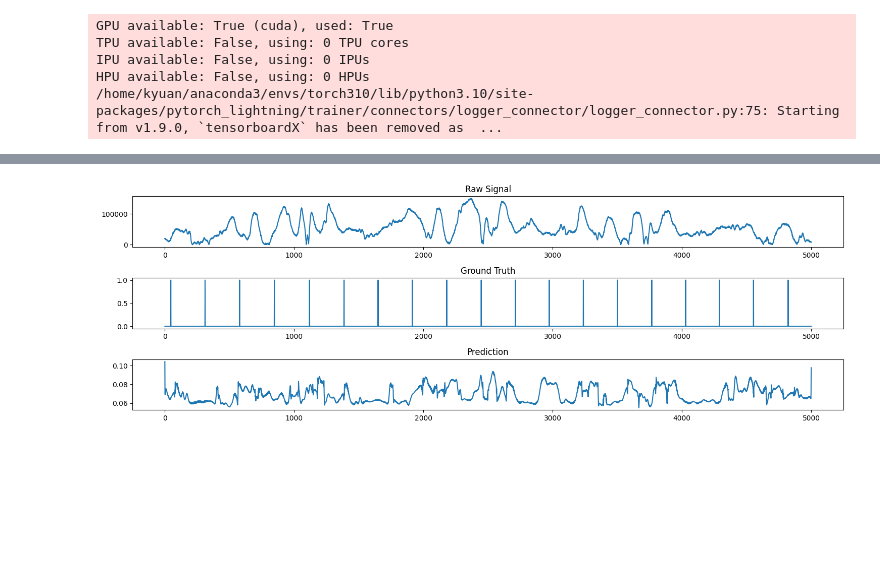
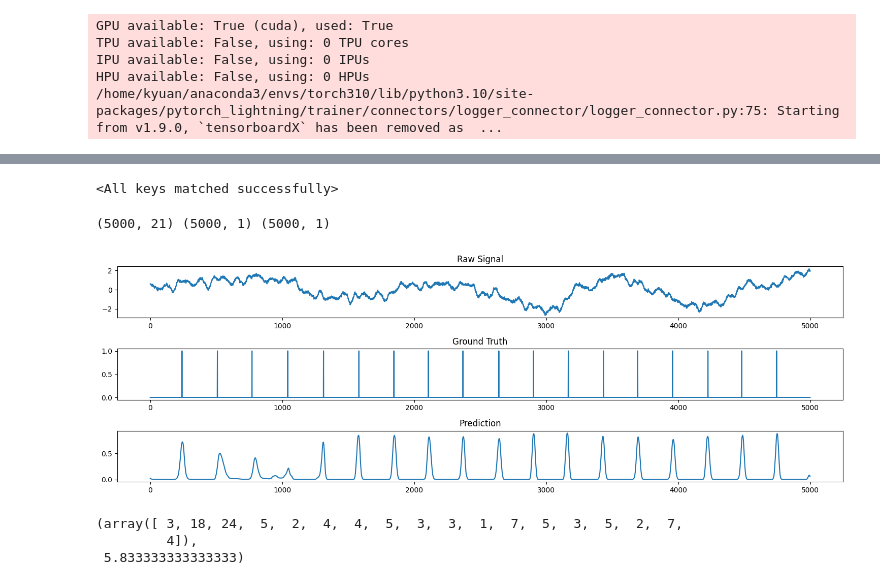
Before and after one commit to kuangyuan-cmu/RadarPulse, a Jupyter notebook: dev.ipynb, the cells around one changed output, grey strips where cells are left out. Cells and saved outputs as stored; diff of their text form; code cells hidden in the pictures; blank space fills up the shorter version.

```diff
--- a/dev.ipynb
+++ b/dev.ipynb
@@ -106,34 +92,56 @@ heart Data shape:  torch.Size([406, 5000, 42]) Label shape:  torch.Size([406, 50
+# %%
+import torch
+model = LitModel(config, n_channels)
+# Then load the checkpoint
+checkpoint = torch.load('/home/kyuan/RadarPulse/checkpoints/dataset/phase1_new_1214/wrist_kernel7-epoch=22-val_loss=0.21.ckpt',
+                       map_location=torch.device('cpu'))
+model.load_state_dict(checkpoint['state_dict'])
+# %% [output]
+<All keys matched successfully>
 # %%
 import matplotlib.pyplot as plt
 import numpy as np
 # Get validation batch and make predictions
-for batch in data_module.val_dataloader():
-    heart_data = batch[0].to(model.device)  # Move to GPU if available
-    heart_label = batch[1].to(model.device)
-    break
+for i, batch in enumerate(data_module.val_dataloader()):
+    data = batch[0].to(model.device)  # Move to GPU if available
+    label = batch[1].to(model.device)
+    if i == 0:
+        break
 
 # with torch.no_grad():
-heart_pred = model(heart_data)
+pred = model(data)
 
 # Convert to numpy for plotting
-heart_data = heart_data[0].cpu().detach().numpy()  # First sample in batch
-heart_label = heart_label[0].cpu().detach().numpy()
-heart_pred = heart_pred[0].cpu().detach().numpy()
+data = data[0].cpu().detach().numpy()  # First sample in batch
+label = label[0].cpu().detach().numpy()
+pred = pred[0].cpu().detach().numpy()
 
+print(data.shape, label.shape, pred.shape)
 # Plot results
 plt.figure(figsize=(15, 5))
 plt.subplot(311)
-plt.plot(np.abs(heart_data[:, 0]))  # Plot magnitude of first channel
+plt.plot(data[:, 11])  # Plot magnitude of first channel
 plt.title('Raw Signal')
 
 plt.subplot(312)
-plt.plot(heart_label)
+plt.plot(label)
 plt.title('Ground Truth')
 
 plt.subplot(313)
-plt.plot(heart_pred)
+plt.plot(pred)
 plt.title('Prediction')
 plt.tight_layout()
 plt.show()
 # %% [output]
+(5000, 21) (5000, 1) (5000, 1)
-[figure, old version]
+[figure, new version]
+# %%
+from scipy.signal import find_peaks
+
+peaks, _ = find_peaks(pred.reshape((-1,)), height=0.2, distance=250)
+error = np.abs(peaks - np.where(label==1)[0])
+error, error.mean()
+# %% [output]
+(array([ 3, 18, 24,  5,  2,  4,  4,  5,  3,  3,  1,  7,  5,  3,  5,  2,  7,
+         4]),
+ 5.833333333333333)
```
Also changed, not shown: parts of 6 cells of this notebook, 12 other files.
